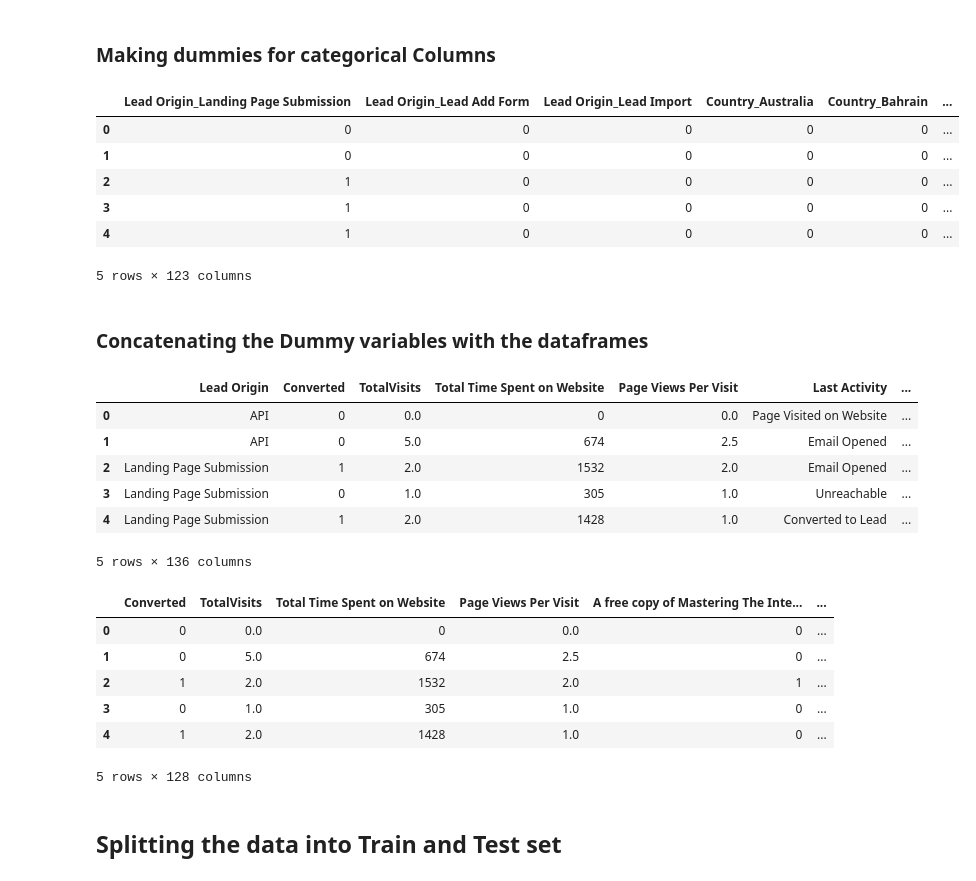
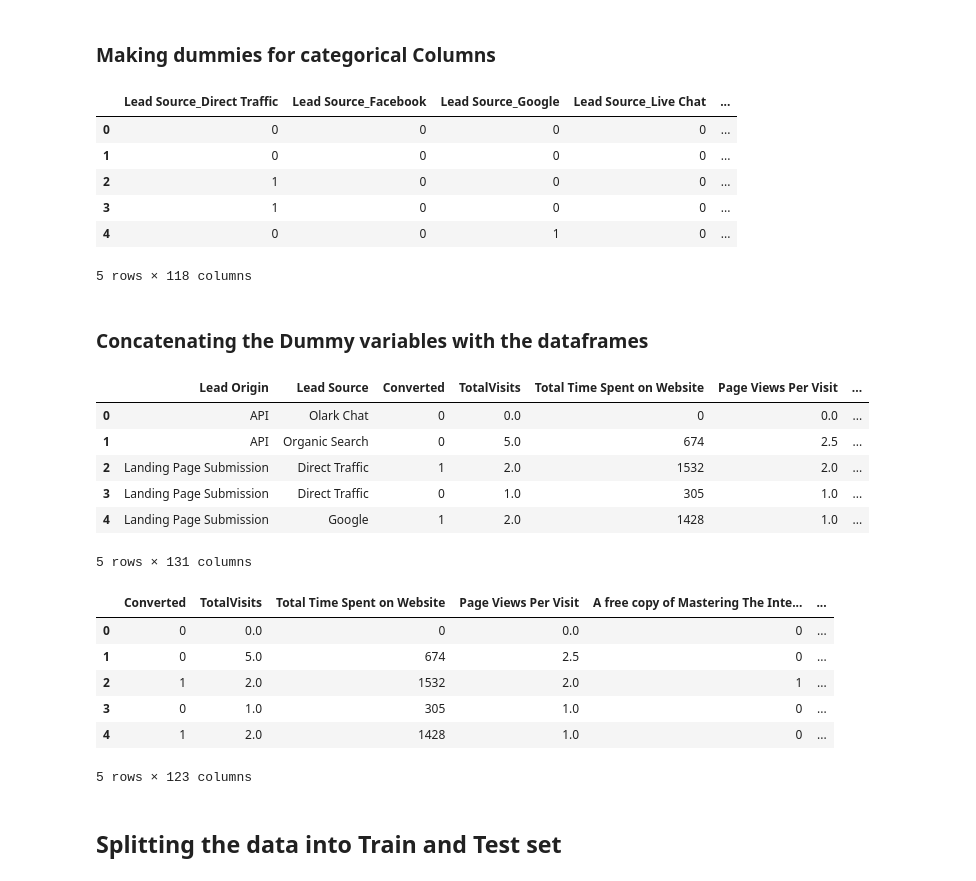
Before and after one commit to prashant-dwivedi11/Lead-Score-Case-Study, a Jupyter notebook: Lead Scoring Case Study.ipynb, the cells around one changed output. Drawn from its saved outputs; the diff is of its cells as text; code cells hidden in the pictures.

```diff
--- a/Lead Scoring Case Study.ipynb
+++ b/Lead Scoring Case Study.ipynb
@@ -163,7 +188,7 @@ lead_df.describe()
 # EDA
 # %%
 # Taking the list of the columns having null values more than 40%
-null_values_list = null_percentage[null_percentage>40].index.tolist()
+null_values_list = null_percentage[null_percentage>35].index.tolist()
 # %%
 # Dropping the column having null values more than 40%, since imputation of values can majorly effect the results of EDA
 
@@ -298,7 +322,7 @@ Name: Last Notable Activity, dtype: float64
 - Get updates on DM Content
 - I agree to pay the amount through cheque
 # %%
-drop_columns = ['Do Not Call','Do Not Email','Lead Source','Prospect ID','Lead Number','What matters most to you in choosing a course','Through Recommendations','Receive More Updates About Our Courses','Update me on Supply Chain Content','Get updates on DM Content','I agree to pay the amount through cheque']
+drop_columns = ['Do Not Call','Do Not Email','Prospect ID','Lead Number','What matters most to you in choosing a course','Through Recommendations','Receive More Updates About Our Courses','Update me on Supply Chain Content','Get updates on DM Content','I agree to pay the amount through cheque']
 # %%
 # Dropping drop columns
 lead_df.drop(drop_columns, axis = 1, inplace = True)
@@ -474,7 +498,7 @@ Last Notable Activity                      0.000000
 dtype: float64
 # %%
 # Checking the values distribution of Country, Specilization, What is your current occupation, Tags and City
-value_dist_def = ['Country', 'Specialization', 'What is your current occupation','Tags','City']
+value_dist_def = ['Country', 'Specialization', 'What is your current occupation','City','Lead Source']
 for column in value_dist_def:
     plt.figure(figsize=(12, 8))
     sns.countplot(data=lead_df, x=column, order=lead_df[column].value_counts().index)
@@ -492,7 +516,7 @@ for column in value_dist_def:
 # Therefore replacing the null values with the Mode of the data.
 
 # List of columns with null values to replace
-columns_to_replace = ['Country', 'Specialization', 'What is your current occupation','Tags','City']
+columns_to_replace = ['Country', 'Specialization', 'What is your current occupation','City']
 
 # Loop through each column and replace null values with mode
 for column in columns_to_replace:
@@ -657,16 +681,16 @@ lead_df["A free copy of Mastering The Interview"] = lead_df["A free copy of Mast
 ### Making dummies for categorical Columns
 # %%
 # for categorical columns making dummies
-dummy_data = pd.get_dummies(lead_df[["Lead Origin","Country","Last Activity","Last Notable Activity","Specialization","What is your current occupation","Tags","City"]],drop_first = True)
+dummy_data = pd.get_dummies(lead_df[["Lead Source","Lead Origin","Country","Last Activity","Last Notable Activity","Specialization","What is your current occupation","City"]],drop_first = True)
 dummy_data.head()
 # %% [output]
-|  | Lead Origin_Landing Page Submission | Lead Origin_Lead Add Form | Lead Origin_Lead Import | Country_Australia | Country_Bahrain | ... |
-| 0 | 0 | 0 | 0 | 0 | 0 | ... |
-| 1 | 0 | 0 | 0 | 0 | 0 | ... |
-| 2 | 1 | 0 | 0 | 0 | 0 | ... |
-| 3 | 1 | 0 | 0 | 0 | 0 | ... |
-| 4 | 1 | 0 | 0 | 0 | 0 | ... |
+|  | Lead Source_Direct Traffic | Lead Source_Facebook | Lead Source_Google | Lead Source_Live Chat | ... |
+| 0 | 0 | 0 | 0 | 0 | ... |
+| 1 | 0 | 0 | 0 | 0 | ... |
+| 2 | 1 | 0 | 0 | 0 | ... |
+| 3 | 1 | 0 | 0 | 0 | ... |
+| 4 | 0 | 0 | 1 | 0 | ... |
-5 rows × 123 columns
+5 rows × 118 columns
 # %% [markdown]
 ### Concatenating the Dummy variables with the dataframes
 # %%
@@ -674,16 +698,16 @@ dummy_data.head()
 lead_df = pd.concat([lead_df,dummy_data], axis=1)
 lead_df.head()
 # %% [output]
-|  | Lead Origin | Converted | TotalVisits | Total Time Spent on Website | Page Views Per Visit | Last Activity | ... |
-| 0 | API | 0 | 0.0 | 0 | 0.0 | Page Visited on Website | ... |
-| 1 | API | 0 | 5.0 | 674 | 2.5 | Email Opened | ... |
-| 2 | Landing Page Submission | 1 | 2.0 | 1532 | 2.0 | Email Opened | ... |
-| 3 | Landing Page Submission | 0 | 1.0 | 305 | 1.0 | Unreachable | ... |
-| 4 | Landing Page Submission | 1 | 2.0 | 1428 | 1.0 | Converted to Lead | ... |
+|  | Lead Origin | Lead Source | Converted | TotalVisits | Total Time Spent on Website | Page Views Per Visit | ... |
+| 0 | API | Olark Chat | 0 | 0.0 | 0 | 0.0 | ... |
+| 1 | API | Organic Search | 0 | 5.0 | 674 | 2.5 | ... |
+| 2 | Landing Page Submission | Direct Traffic | 1 | 2.0 | 1532 | 2.0 | ... |
+| 3 | Landing Page Submission | Direct Traffic | 0 | 1.0 | 305 | 1.0 | ... |
+| 4 | Landing Page Submission | Google | 1 | 2.0 | 1428 | 1.0 | ... |
-5 rows × 136 columns
+5 rows × 131 columns
 # %%
 # Dropping the columns which are already maked as dummy
-lead_df = lead_df.drop(columns=["Lead Origin","Country","Last Activity","Last Notable Activity","Specialization","What is your current occupation","Tags","City"], axis=1)
+lead_df = lead_df.drop(columns=["Lead Source","Lead Origin","Country","Last Activity","Last Notable Activity","Specialization","What is your current occupation","City"], axis=1)
 lead_df.head()
 # %% [output]
 |  | Converted | TotalVisits | Total Time Spent on Website | Page Views Per Visit | A free copy of Mastering The Inte... | ... |
@@ -692,7 +716,7 @@ lead_df.head()
 | 2 | 1 | 2.0 | 1532 | 2.0 | 1 | ... |
 | 3 | 0 | 1.0 | 305 | 1.0 | 0 | ... |
 | 4 | 1 | 2.0 | 1428 | 1.0 | 0 | ... |
-5 rows × 128 columns
+5 rows × 123 columns
 # %% [markdown]
 ## Splitting the data into Train and Test set
 # %%
```
Also changed, not shown: parts of 112 cells of this notebook, 2 other files.
